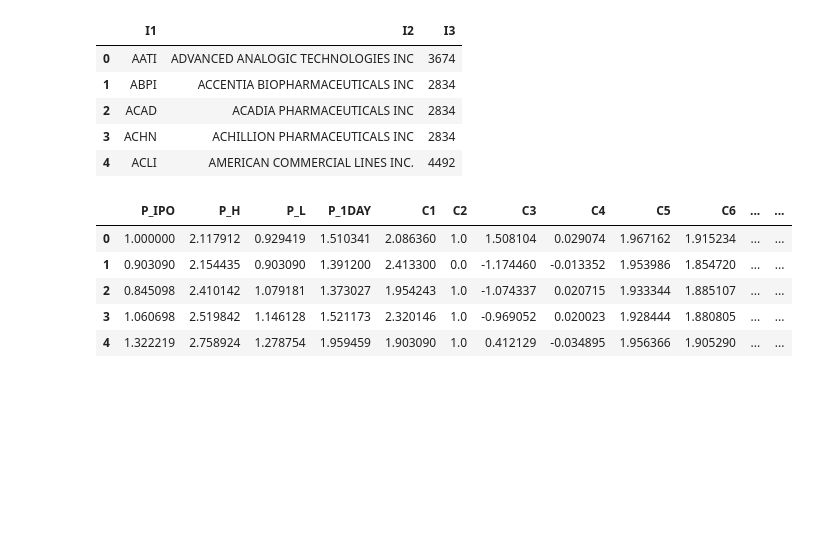
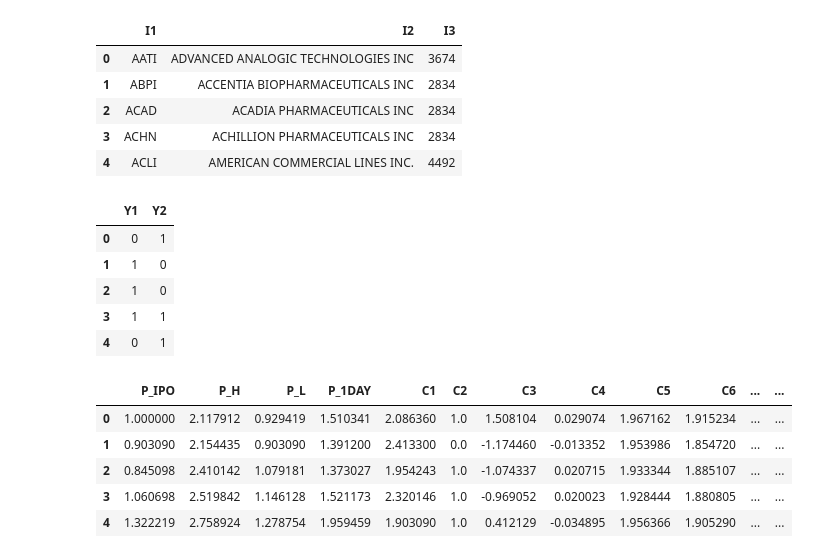
Before and after one commit to BA545-SP2019/2019-competition1-jkj, a Jupyter notebook: Pipeline 1 (Z-Score)/Normalization (ZScore).ipynb, the cells around one changed output. Saved outputs shown, nothing was run; the diff lists cells and outputs as text; code cells hidden in the pictures; blank space fills up the shorter version.

```diff
--- a/Pipeline 1 (Z-Score)/Normalization (ZScore).ipynb
+++ b/Pipeline 1 (Z-Score)/Normalization (ZScore).ipynb
@@ -9,10 +9,10 @@ from sklearn import preprocessing
 plt.style.use('ggplot')
 # %%
 # Creating DataFrame norm_df from CSV NormDF
-norm_df = pd.read_csv('OutlierFix1', index_col=0)
+df = pd.read_csv('OutlierFix1', index_col=0)
 
 # Displaying first five results
-norm_df.head()
+df.head()
 # %% [output]
 |  | I1 | I2 | I3 | P_IPO | P_H | P_L | P_1DAY | C1 | C2 | C3 | ... | ... |
 | 0 | AATI | ADVANCED ANALOGIC TECHNOLOGIES INC | 3674 | 1.000000 | 2.117912 | 0.929419 | 1.510341 | 2.086360 | 1.0 | 1.508104 | ... | ... |
@@ -28,6 +28,6 @@ print(norm_df.isnull().sum(axis=0).tolist())
 # %% [output]
 [0, 0, 0, 0, 0, 0, 0, 0, 0, 0, 0, 0, 0, 0, 0, 0, 0, 0, 1, 0, 0, 0, 0, 0, 0, 0, 0, 0]
 # %%
-norm_df['T5'].fillna(norm_df['T5'].median(), inplace=True)
+df['T5'].fillna(df['T5'].median(), inplace=True)
 # %%
 # checking for null values
@@ -48,6 +48,18 @@ df_I.head()
 | 2 | ACAD | ACADIA PHARMACEUTICALS INC | 2834 |
 | 3 | ACHN | ACHILLION PHARMACEUTICALS INC | 2834 |
 | 4 | ACLI | AMERICAN COMMERCIAL LINES INC. | 4492 |
+# %%
+# Taking target variables and putting them in df_T
+# This way, they do not interfere with Normalization
+df_T = df.iloc[:,22:24]
+df_T.head()
+# %% [output]
+|  | Y1 | Y2 |
+| 0 | 0 | 1 |
+| 1 | 1 | 0 |
+| 2 | 1 | 0 |
+| 3 | 1 | 1 |
+| 4 | 0 | 1 |
 # %%
 # Temporarily dropping catagorical variables from
 # norm_df DataFrame
```
Also changed, not shown: parts of 12 cells of this notebook, 2 other files.
